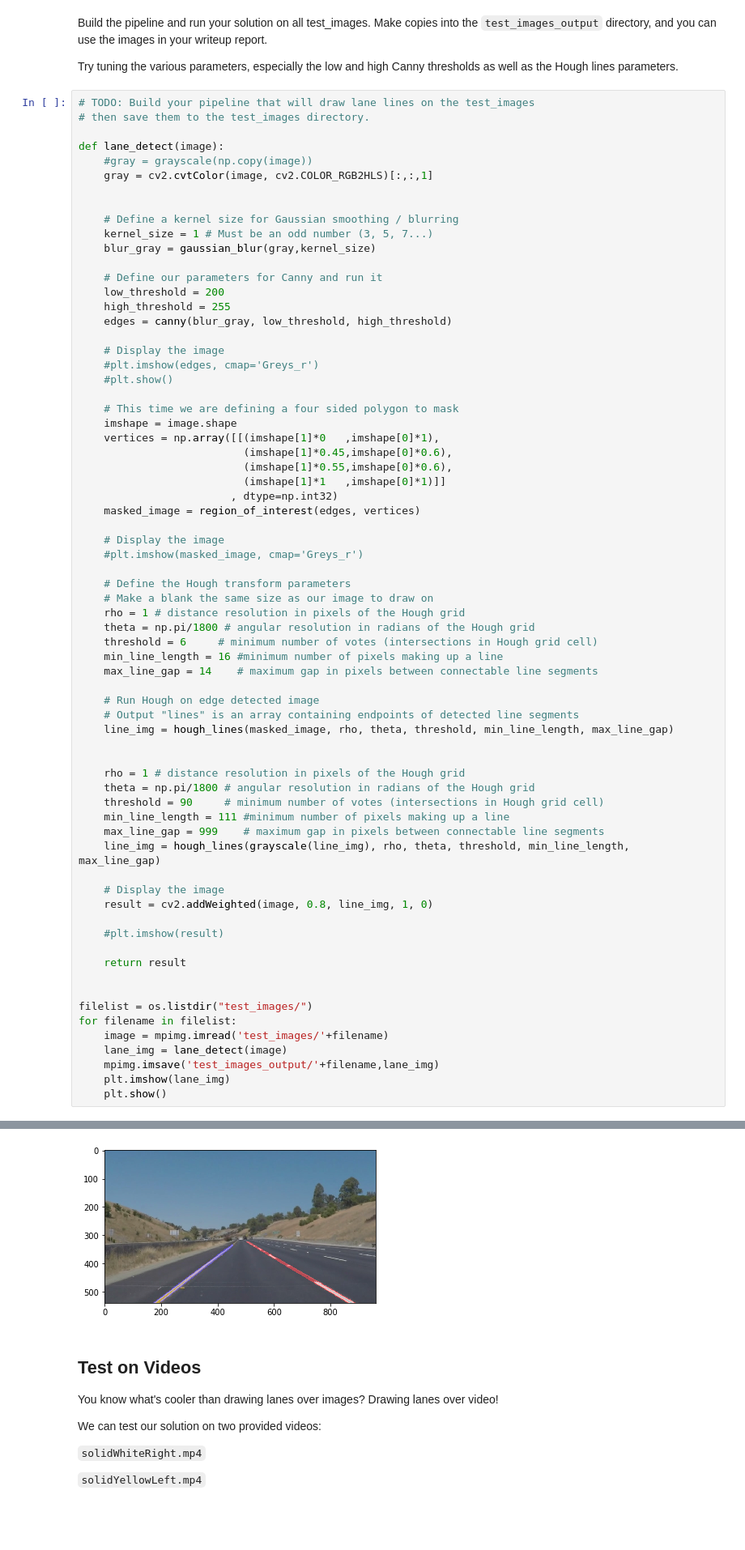
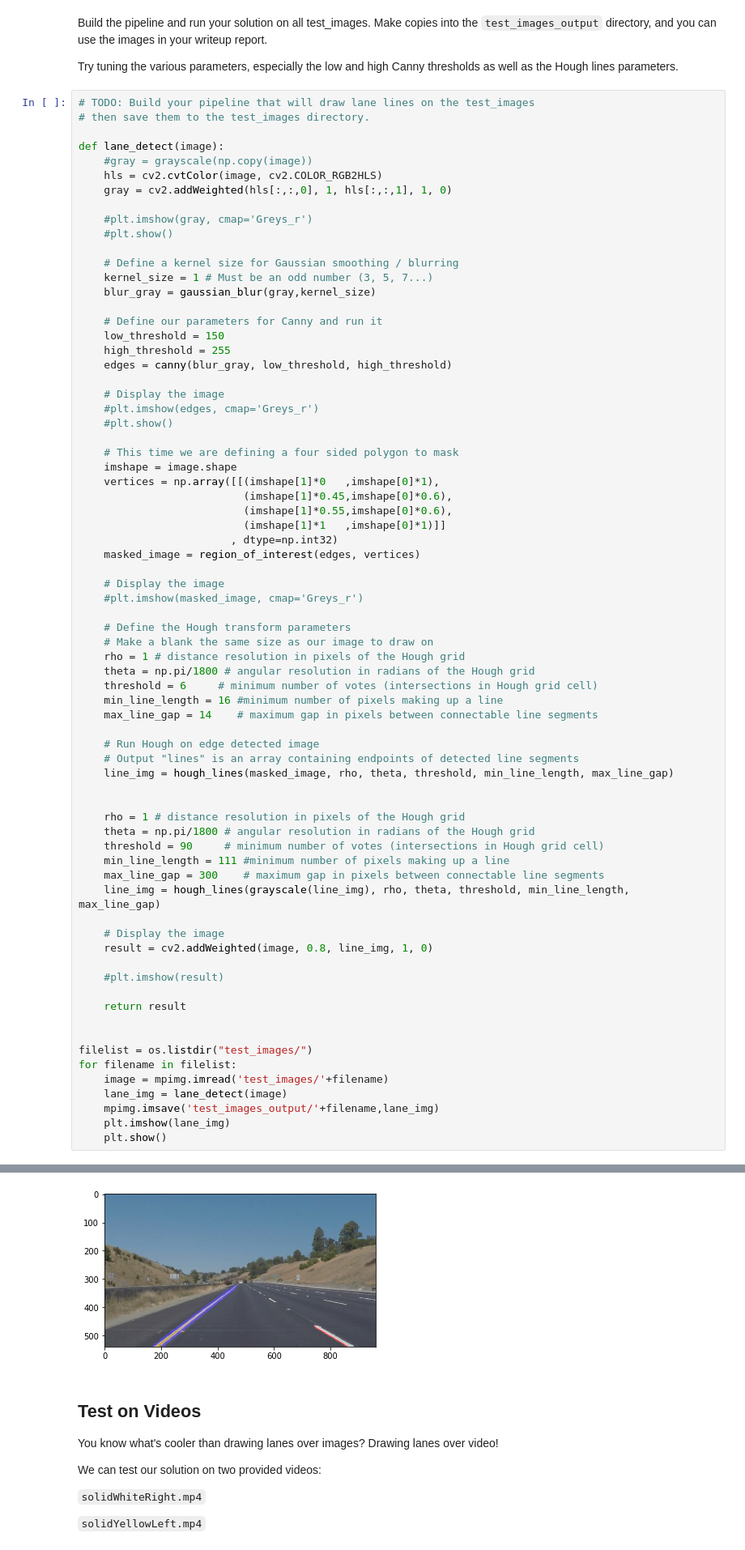
Before and after one commit to AndysDeepAbstractions/CarND-LaneLines-P1, a Jupyter notebook: P1.ipynb, the cells around one changed output, grey strips where cells are left out. Shown at 81% size. Cells and saved outputs as stored; diff of their text form; blank space fills up the shorter version.

```diff
--- a/P1.ipynb
+++ b/P1.ipynb
@@ -208,15 +208,18 @@ Try tuning the various parameters, especially the low and high Canny thresholds
 
 def lane_detect(image):
     #gray = grayscale(np.copy(image))
-    gray = cv2.cvtColor(image, cv2.COLOR_RGB2HLS)[:,:,1]
+    hls = cv2.cvtColor(image, cv2.COLOR_RGB2HLS)
+    gray = cv2.addWeighted(hls[:,:,0], 1, hls[:,:,1], 1, 0)
 
+    #plt.imshow(gray, cmap='Greys_r')
+    #plt.show()
 
     # Define a kernel size for Gaussian smoothing / blurring
     kernel_size = 1 # Must be an odd number (3, 5, 7...)
     blur_gray = gaussian_blur(gray,kernel_size)
 
     # Define our parameters for Canny and run it
-    low_threshold = 200
+    low_threshold = 150
     high_threshold = 255
     edges = canny(blur_gray, low_threshold, high_threshold)
 
@@ -253,7 +256,7 @@ def lane_detect(image):
     theta = np.pi/1800 # angular resolution in radians of the Hough grid
     threshold = 90     # minimum number of votes (intersections in Hough grid cell)
     min_line_length = 111 #minimum number of pixels making up a line
-    max_line_gap = 999    # maximum gap in pixels between connectable line segments
+    max_line_gap = 300    # maximum gap in pixels between connectable line segments
     line_img = hough_lines(grayscale(line_img), rho, theta, threshold, min_line_length, max_line_gap)
 
     # Display the image
@@ -280,4 +283,4 @@ for filename in filelist:
-[figure, old version]
+[figure, new version]
 # %% [markdown]
 ## Test on Videos
 
```
Also changed, not shown: parts of 6 cells of this notebook, 10 other files.
